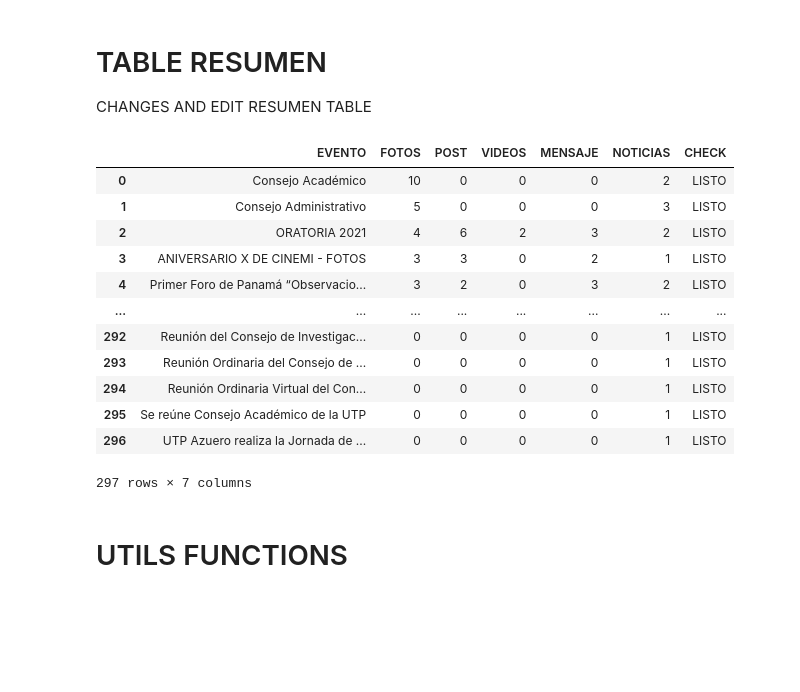
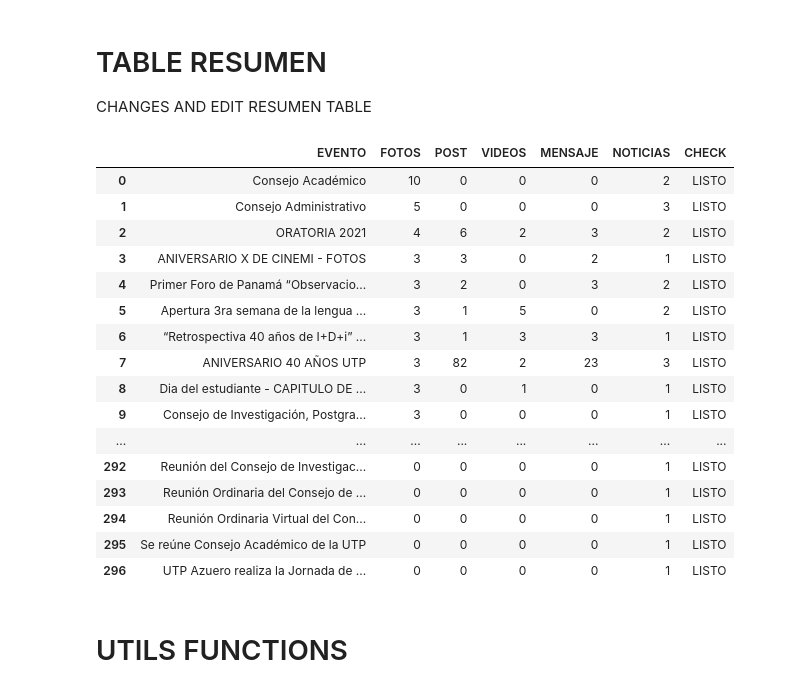
Before and after one commit to Susanelizabetth/manipulateDATA, a Jupyter notebook: DNotebook.ipynb, the cells around one changed output. Saved outputs shown, nothing was run; the diff lists cells and outputs as text; code cells hidden in the pictures; blank space fills up the shorter version.

```diff
--- a/DNotebook.ipynb
+++ b/DNotebook.ipynb
@@ -28,40 +29,48 @@ df_new = df.rename(columns={'RESUMEN' : 'EVENTO',
                             'Unnamed: 2' : 'POST',
                             'Unnamed: 3' : 'VIDEOS',
                             'Unnamed: 4' : 'MENSAJE',
                             'Unnamed: 5' : 'NOTICIAS',
                             'Unnamed: 6' : 'CHECK'})
 #drop total
 df_new.drop([0,306], inplace = True)
 
 #drop NaN
 nan_value = float("NaN")
 
 df_new.replace("", nan_value, inplace=True)
 
 df_new.dropna(subset = ['EVENTO'], inplace = True)
 
 df_new.replace(np.nan, 0, inplace = True)
 
 df_new['CHECK'] = df_new['CHECK'].replace(0, 'LISTO')
 
 df_new = df_new.reset_index()
 df_new.drop(columns=['index'], inplace=True)
 
+
+pd.set_option('display.max_rows', None)  # or 1000
+pd.set_option('display.max_colwidth', None)  # or 199
+
 df_new
 # %% [output]
 |  | EVENTO | FOTOS | POST | VIDEOS | MENSAJE | NOTICIAS | CHECK |
 | 0 | Consejo Académico | 10 | 0 | 0 | 0 | 2 | LISTO |
 | 1 | Consejo Administrativo | 5 | 0 | 0 | 0 | 3 | LISTO |
 | 2 | ORATORIA 2021 | 4 | 6 | 2 | 3 | 2 | LISTO |
 | 3 | ANIVERSARIO X DE CINEMI - FOTOS | 3 | 3 | 0 | 2 | 1 | LISTO |
 | 4 | Primer Foro de Panamá “Observacio... | 3 | 2 | 0 | 3 | 2 | LISTO |
+| 5 | Apertura 3ra semana de la lengua ... | 3 | 1 | 5 | 0 | 2 | LISTO |
+| 6 | “Retrospectiva 40 años de I+D+i” ... | 3 | 1 | 3 | 3 | 1 | LISTO |
+| 7 | ANIVERSARIO 40 AÑOS UTP | 3 | 82 | 2 | 23 | 3 | LISTO |
+| 8 | Dia del estudiante - CAPITULO DE ... | 3 | 0 | 1 | 0 | 1 | LISTO |
+| 9 | Consejo de Investigación, Postgra... | 3 | 0 | 0 | 0 | 1 | LISTO |
 | ... | ... | ... | ... | ... | ... | ... | ... |
 | 292 | Reunión del Consejo de Investigac... | 0 | 0 | 0 | 0 | 1 | LISTO |
 | 293 | Reunión Ordinaria del Consejo de ... | 0 | 0 | 0 | 0 | 1 | LISTO |
 | 294 | Reunión Ordinaria Virtual del Con... | 0 | 0 | 0 | 0 | 1 | LISTO |
 | 295 | Se reúne Consejo Académico de la UTP | 0 | 0 | 0 | 0 | 1 | LISTO |
 | 296 | UTP Azuero realiza la Jornada de ... | 0 | 0 | 0 | 0 | 1 | LISTO |
-297 rows × 7 columns
 # %% [markdown]
 # UTILS FUNCTIONS
 # %%
```
Also changed, not shown: parts of 18 cells of this notebook.
